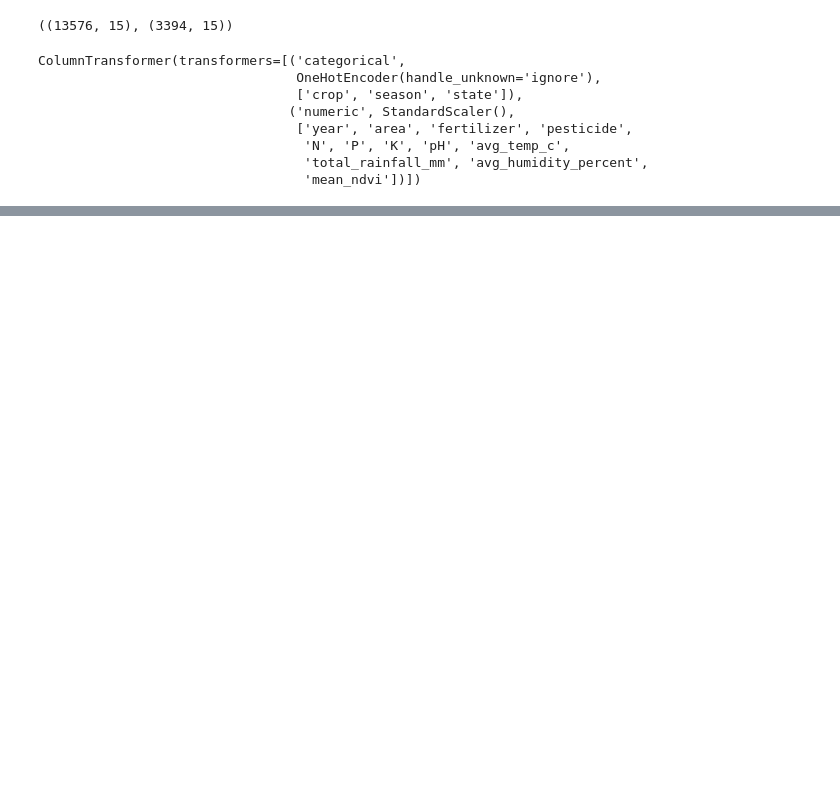
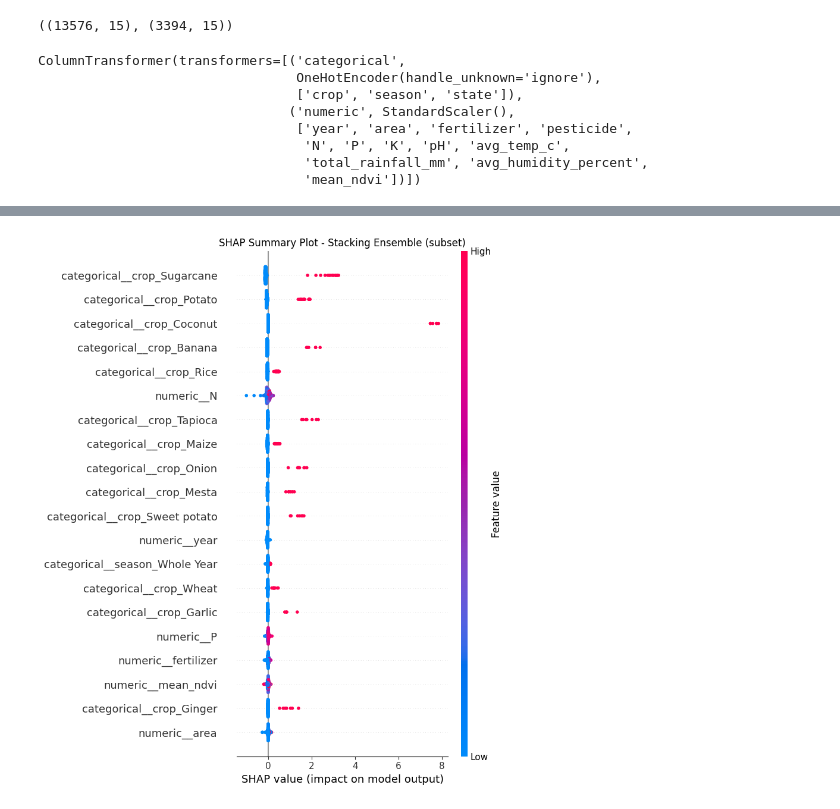
Before and after one commit to Rishabh0-0/major, a Jupyter notebook: notebooks/04_modeling_crop_yield_prediction.ipynb, the cells around one changed output, grey strips where cells are left out. Cells and saved outputs as stored; diff of their text form; code cells hidden in the pictures; blank space fills up the shorter version.

```diff
--- a/notebooks/04_modeling_crop_yield_prediction.ipynb
+++ b/notebooks/04_modeling_crop_yield_prediction.ipynb
@@ -392,0 +514,16 @@ results_full
+# %%
+# SHAP for Stacking Ensemble
+# Note: Stacking includes non-tree models, so we use KernelExplainer with a background sample
+stack_model_fitted = StackingRegressor(
+    estimators=base_estimators,
+    final_estimator=LinearRegression(),
+    n_jobs=-1,
+)
+stack_model_fitted.fit(X_train_transformed, y_train)
+
+# Use a small background sample for KernelExplainer
+background = shap.sample(X_train_transformed, 100, random_state=42)
+explainer_stack = shap.Explainer(stack_model_fitted.predict, background)
+shap_values_stack = explainer_stack(X_train_transformed[:500])  # Compute on subset for speed
+
+print("SHAP values for Stacking Ensemble computed (on subset).")
@@ -392,0 +550,9 @@ results_full
+# %%
+# SHAP Summary Plot for Stacking Ensemble
+plt.figure(figsize=(10, 6))
+shap.summary_plot(shap_values_stack, X_train_transformed[:500], feature_names=feature_names, show=False)
+plt.title("SHAP Summary Plot - Stacking Ensemble (subset)")
+plt.tight_layout()
+plt.show()
+# %% [output]
+[figure, added]
```
Also changed, not shown: parts of 23 cells of this notebook.
